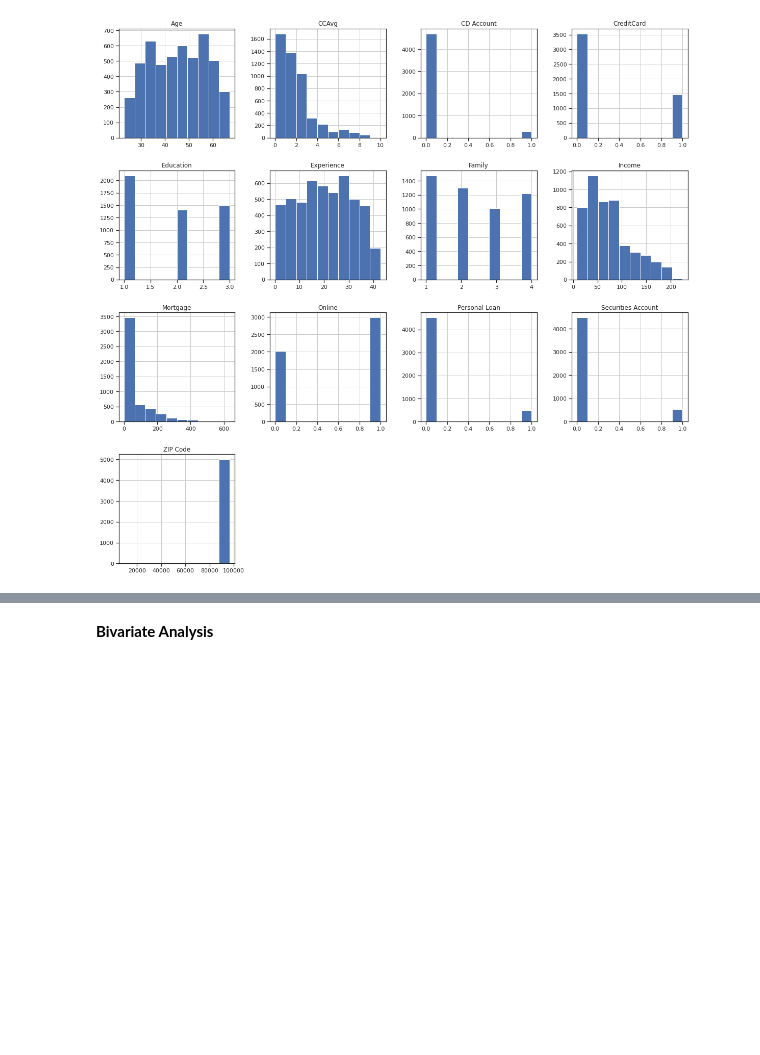
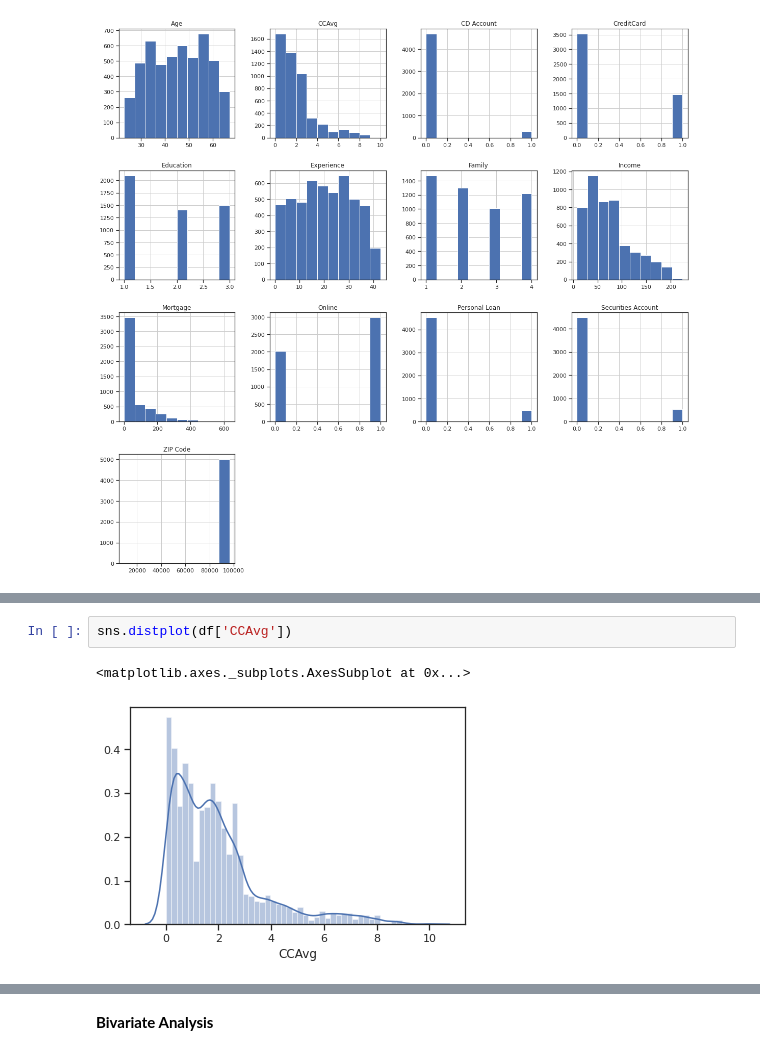
Before and after one commit to abelkmathew/Personal-Bank-loan-Prediction, a Jupyter notebook: ML_PROJECT_INTERNSHIPSTUDIO.ipynb, the cells around one changed output, grey strips where cells are left out. Cells and saved outputs as stored; diff of their text form; blank space fills up the shorter version.

```diff
--- a/ML_PROJECT_INTERNSHIPSTUDIO.ipynb
+++ b/ML_PROJECT_INTERNSHIPSTUDIO.ipynb
@@ -374,0 +381,5 @@ df.hist(stacked=False, figsize=(20,50), layout=(10,4));
+# %%
+sns.distplot(df['CCAvg'])
+# %% [output]
+<matplotlib.axes._subplots.AxesSubplot at 0x...>
+[figure, added]
```
Also changed, not shown: parts of 130 cells of this notebook.
